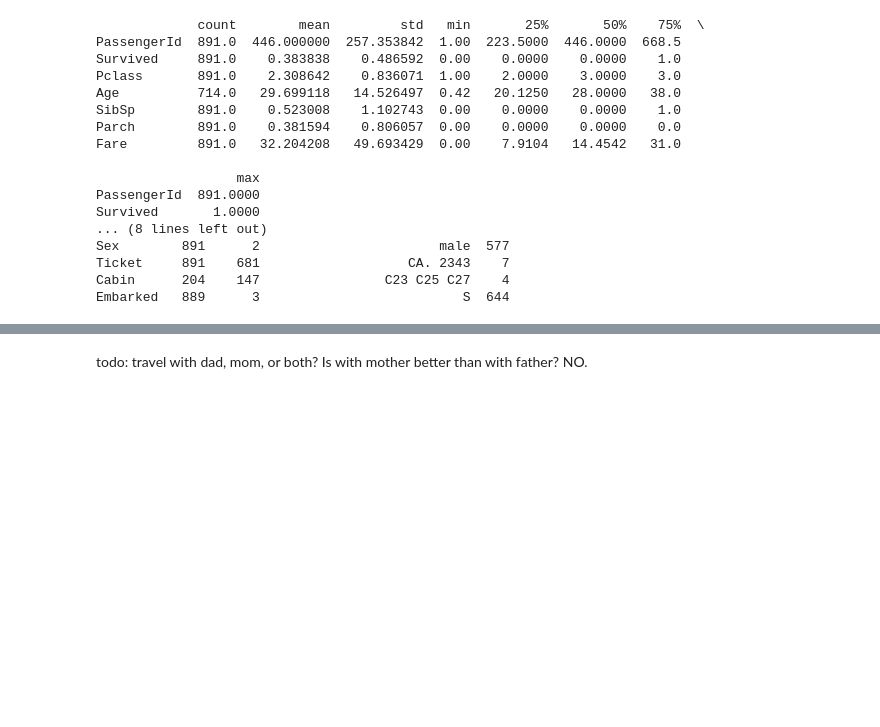
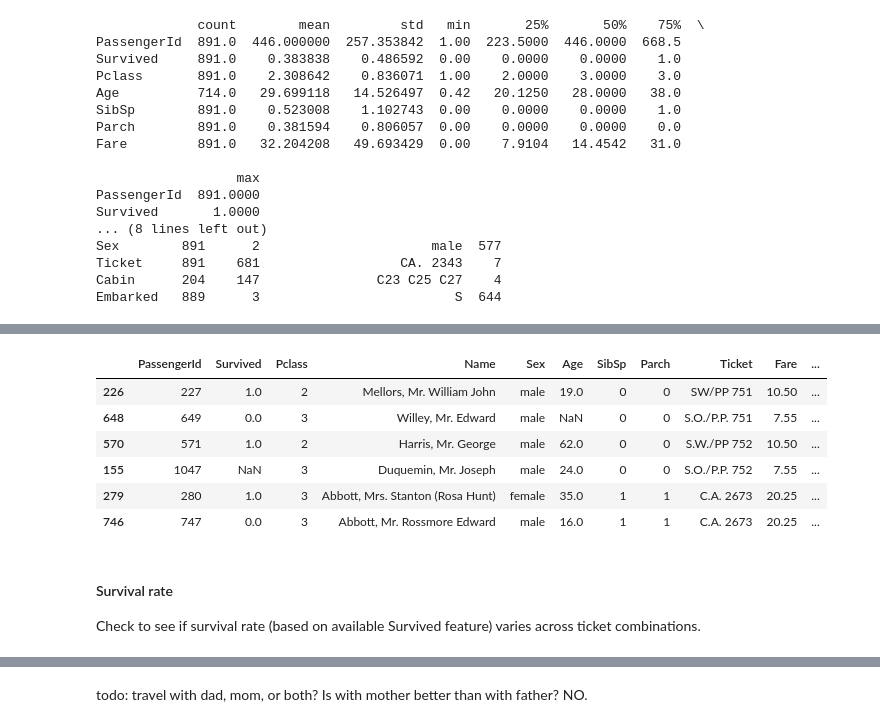
Before and after one commit to libinruan/Pandas_Titanic_Survival_Data_EDA, a Jupyter notebook: titanic_eda.ipynb, the cells around one changed output, grey strips where cells are left out. Cells and saved outputs as stored; diff of their text form; code cells hidden in the pictures; blank space fills up the shorter version.

```diff
--- a/titanic_eda.ipynb
+++ b/titanic_eda.ipynb
@@ -258,0 +201,14 @@ df_all.loc[logic, 'Role'] = 'olderChild'
+# %%
+islice = df_all.groupby('Ticket_num')['Ticket_alp'].transform(lambda x: x.nunique() > 1)
+df_all.loc[islice,:].sort_values(by=['Ticket_num']).head(6)
+# %% [output]
+|  | PassengerId | Survived | Pclass | Name | Sex | Age | SibSp | Parch | Ticket | Fare | ... |
+| 226 | 227 | 1.0 | 2 | Mellors, Mr. William John | male | 19.0 | 0 | 0 | SW/PP 751 | 10.50 | ... |
+| 648 | 649 | 0.0 | 3 | Willey, Mr. Edward | male | NaN | 0 | 0 | S.O./P.P. 751 | 7.55 | ... |
+| 570 | 571 | 1.0 | 2 | Harris, Mr. George | male | 62.0 | 0 | 0 | S.W./PP 752 | 10.50 | ... |
+| 155 | 1047 | NaN | 3 | Duquemin, Mr. Joseph | male | 24.0 | 0 | 0 | S.O./P.P. 752 | 7.55 | ... |
+| 279 | 280 | 1.0 | 3 | Abbott, Mrs. Stanton (Rosa Hunt) | female | 35.0 | 1 | 1 | C.A. 2673 | 20.25 | ... |
+| 746 | 747 | 0.0 | 3 | Abbott, Mr. Rossmore Edward | male | 16.0 | 1 | 1 | C.A. 2673 | 20.25 | ... |
+# %% [markdown]
+#### Survival rate
+Check to see if survival rate (based on available Survived feature) varies across ticket combinations.
```
Also changed, not shown: parts of 70 cells of this notebook, 1 other file.
